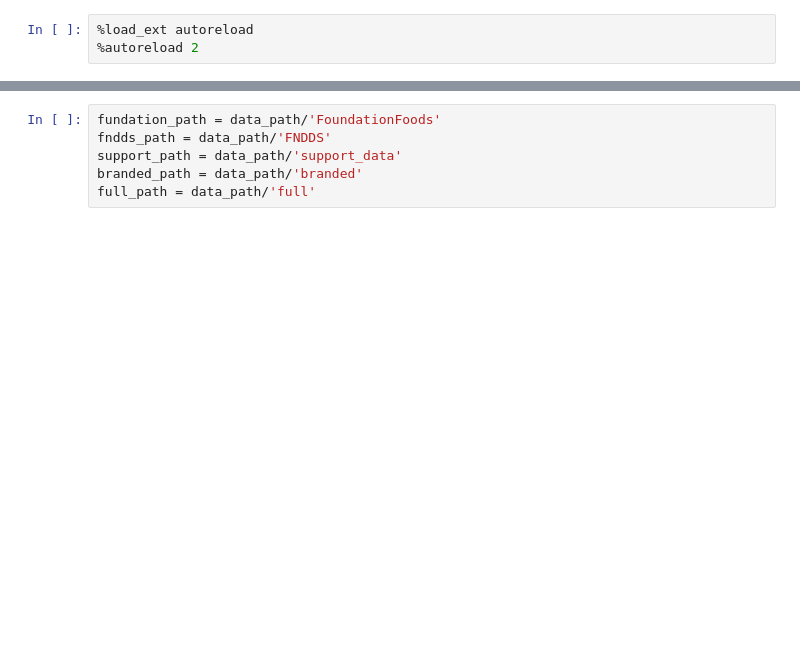
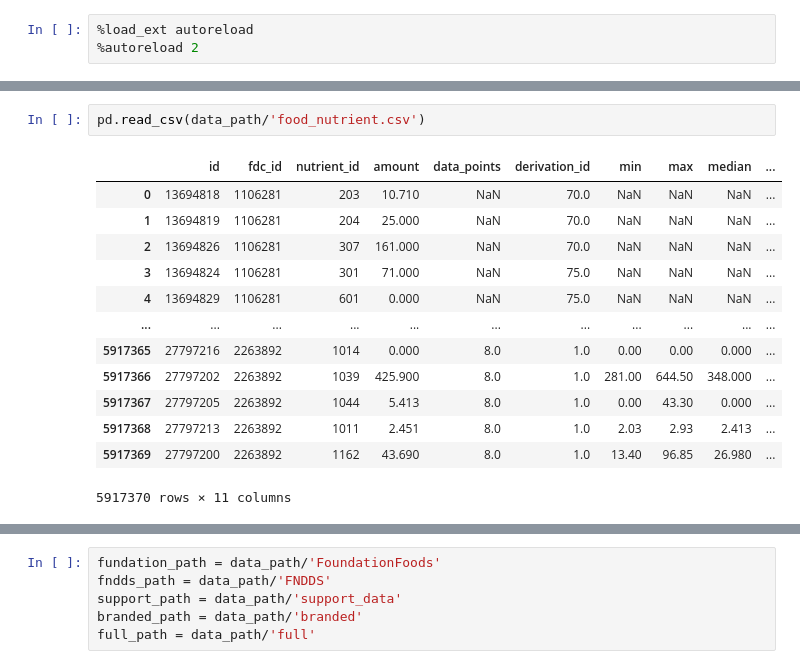
Before and after one commit to DmitriyG228/food, a Jupyter notebook: usda_parsing.ipynb, the cells around one changed output, grey strips where cells are left out. Saved outputs shown, nothing was run; the diff lists cells and outputs as text; blank space fills up the shorter version.

```diff
--- a/usda_parsing.ipynb
+++ b/usda_parsing.ipynb
@@ -12,0 +37,16 @@ import numpy as np
+# %%
+pd.read_csv(data_path/'food_nutrient.csv')
+# %% [output]
+|  | id | fdc_id | nutrient_id | amount | data_points | derivation_id | min | max | median | ... |
+| 0 | 13694818 | 1106281 | 203 | 10.710 | NaN | 70.0 | NaN | NaN | NaN | ... |
+| 1 | 13694819 | 1106281 | 204 | 25.000 | NaN | 70.0 | NaN | NaN | NaN | ... |
+| 2 | 13694826 | 1106281 | 307 | 161.000 | NaN | 70.0 | NaN | NaN | NaN | ... |
+| 3 | 13694824 | 1106281 | 301 | 71.000 | NaN | 75.0 | NaN | NaN | NaN | ... |
+| 4 | 13694829 | 1106281 | 601 | 0.000 | NaN | 75.0 | NaN | NaN | NaN | ... |
+| ... | ... | ... | ... | ... | ... | ... | ... | ... | ... | ... |
+| 5917365 | 27797216 | 2263892 | 1014 | 0.000 | 8.0 | 1.0 | 0.00 | 0.00 | 0.000 | ... |
+| 5917366 | 27797202 | 2263892 | 1039 | 425.900 | 8.0 | 1.0 | 281.00 | 644.50 | 348.000 | ... |
+| 5917367 | 27797205 | 2263892 | 1044 | 5.413 | 8.0 | 1.0 | 0.00 | 43.30 | 0.000 | ... |
+| 5917368 | 27797213 | 2263892 | 1011 | 2.451 | 8.0 | 1.0 | 2.03 | 2.93 | 2.413 | ... |
+| 5917369 | 27797200 | 2263892 | 1162 | 43.690 | 8.0 | 1.0 | 13.40 | 96.85 | 26.980 | ... |
+5917370 rows × 11 columns
```
Also changed, not shown: parts of 11 cells of this notebook, 1 other file.
